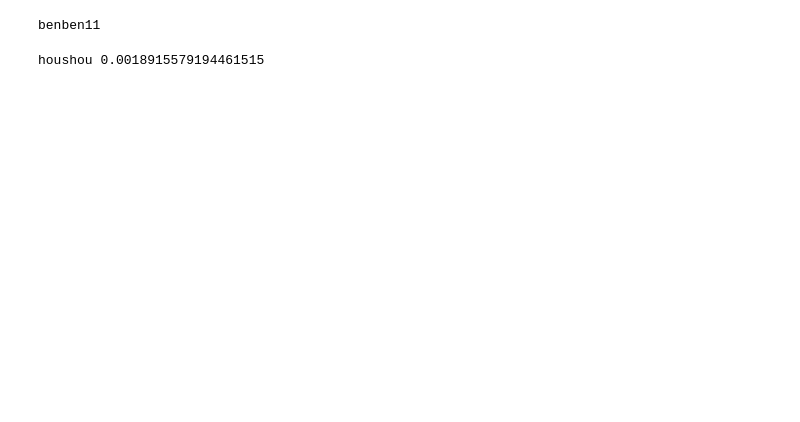
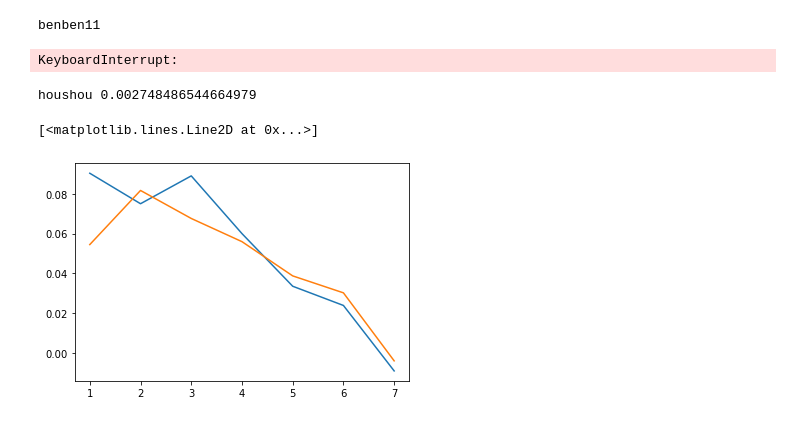
Before and after one commit to parkerburchett/NumeraiScripts, a Jupyter notebook: find_similar.ipynb, the cells around one changed output. Cells and saved outputs as stored; diff of their text form; code cells hidden in the pictures; blank space fills up the shorter version.

```diff
--- a/find_similar.ipynb
+++ b/find_similar.ipynb
@@ -3,7 +3,7 @@ import numerapi
 import requests
 
 #look at the /look_back_rounds/ most recent rounds and compute distance squared from your model for correlation vectors, find the lowest distance between your model and another in the top \leaderboard_count\ models excluding any \banned_models\
-leaderboard_count = 1000
+leaderboard_count = 25
 look_back_rounds = 5
 model = "benschailr_low"
 banned_models = ["benschailr_high","bensch_a"]
@@ -28,7 +28,25 @@ for user in numerapi.NumerAPI().get_leaderboard(leaderboard_count):
         lowest_square_distance_name = user["username"]
 # %% [output]
 benben11
+KeyboardInterrupt:
 # %%
 print(lowest_square_distance_name,lowest_square_distance_value)
 # %% [output]
-houshou 0.0018915579194461515
+houshou 0.002748486544664979
+# %%
+import matplotlib.pyplot as plt
+x = []
+y1 = []
+y2 = []
+responseB = requests.get("https://api-tournament.numer.ai/?query={v2UserProfile(username:\""+ lowest_square_distance_name +"\"){latestRoundPerformances{correlation}}}").json()['data']['v2UserProfile']['latestRoundPerformances']
+responseA = requests.get("https://api-tournament.numer.ai/?query={v2UserProfile(username:\""+ model +"\"){latestRoundPerformances{correlation}}}").json()['data']['v2UserProfile']['latestRoundPerformances']
+for i in range(look_back_rounds):
+    x.append(look_back_rounds-i)
+    y1.append(responseA[-1 - i]["correlation"])
+    y2.append(responseB[-1 - i]["correlation"])
+plt.plot(x,y1)
+plt.ion()
+plt.plot(x,y2)
+# %% [output]
+[<matplotlib.lines.Line2D at 0x...>]
+[figure, added]
```
